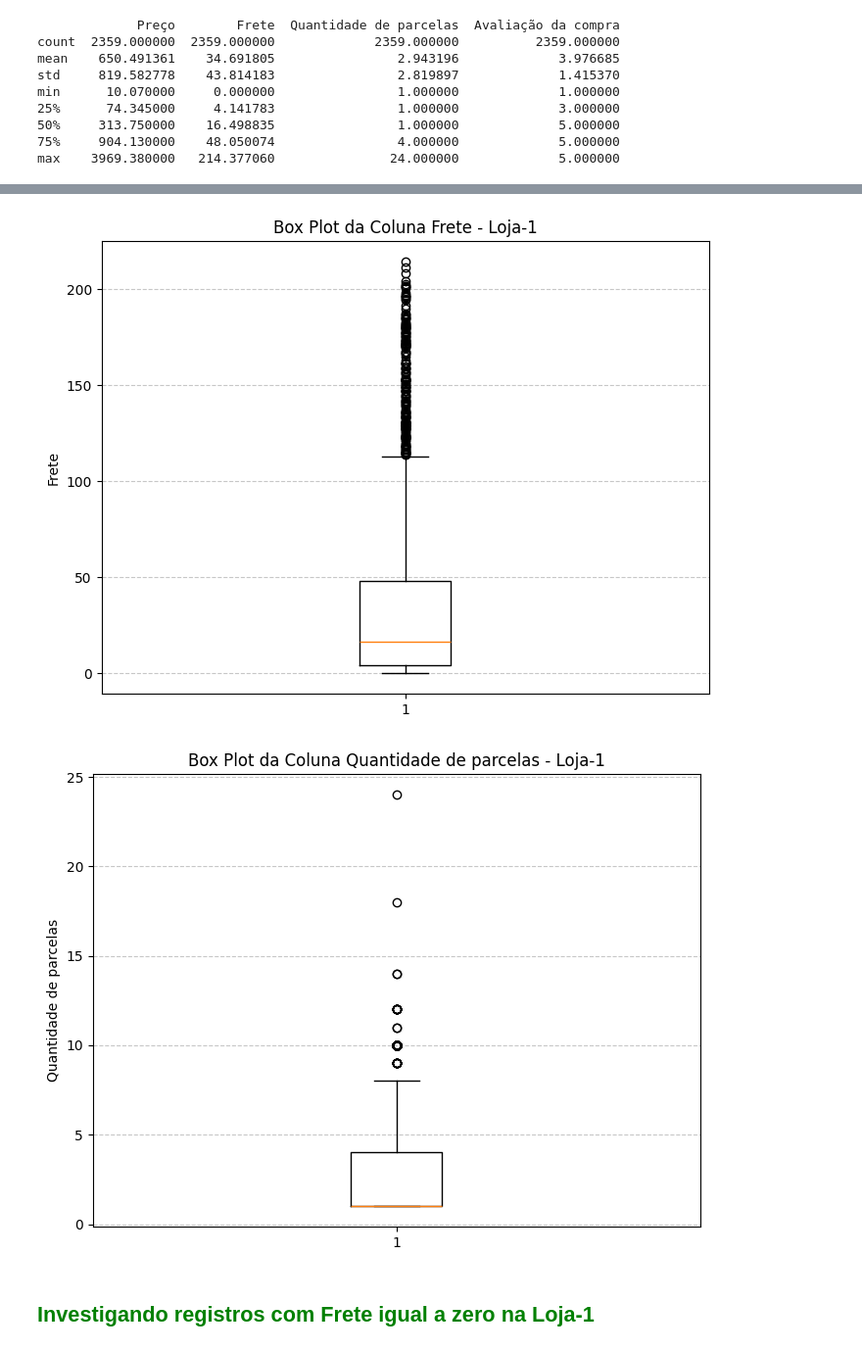
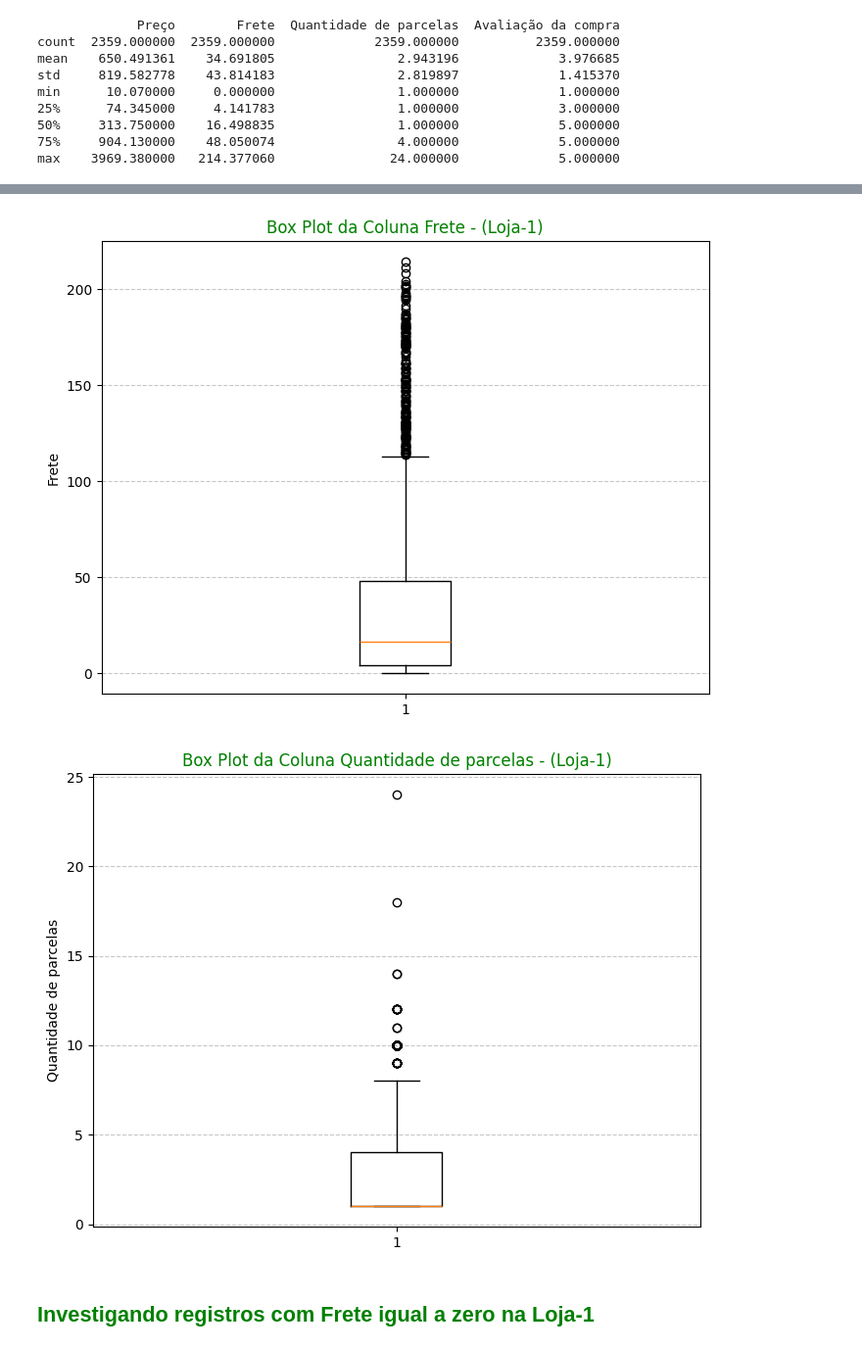
Before and after one commit to WBruni/Analise_Vendas_e_Desempenho_Loja, a Jupyter notebook: AluraStoreBrasil.ipynb, the cells around one changed output, grey strips where cells are left out. Shown at 98% size. Cells and saved outputs as stored; diff of their text form; code cells hidden in the pictures.

```diff
--- a/AluraStoreBrasil.ipynb
+++ b/AluraStoreBrasil.ipynb
@@ -175,24 +175,24 @@ plt.show()
 import matplotlib.pyplot as plt
 
 plt.figure(figsize=(8, 6))
-plt.boxplot(loja['Frete']) # Mude aqui para 'Frete'
-plt.title('Box Plot da Coluna Frete - Loja-1') # Mude o título
-plt.ylabel('Frete') # Mude o rótulo do eixo Y
+plt.boxplot(loja['Frete'])
+plt.title('Box Plot da Coluna Frete - (Loja-1)', color ='green')
+plt.ylabel('Frete')
 plt.grid(axis='y', linestyle='--', alpha=0.7)
 plt.show()
 # %% [output]
-[figure, old version]
+[figure, new version]
 # %%
 import matplotlib.pyplot as plt
 
 plt.figure(figsize=(8, 6))
-plt.boxplot(loja['Quantidade de parcelas']) # Mude aqui para 'Quantidade de parcelas'
-plt.title('Box Plot da Coluna Quantidade de parcelas - Loja-1') # Mude o título
-plt.ylabel('Quantidade de parcelas') # Mude o rótulo do eixo Y
+plt.boxplot(loja['Quantidade de parcelas'])
+plt.title('Box Plot da Coluna Quantidade de parcelas - (Loja-1)', color = 'green')
+plt.ylabel('Quantidade de parcelas')
 plt.grid(axis='y', linestyle='--', alpha=0.7)
 plt.show()
 # %% [output]
-[figure, old version]
+[figure, new version]
 # %% [markdown]
 ## <font color='green'>Investigando registros com Frete igual a zero na Loja-1</font>
 # %%
```
Also changed, not shown: parts of 34 cells of this notebook.
